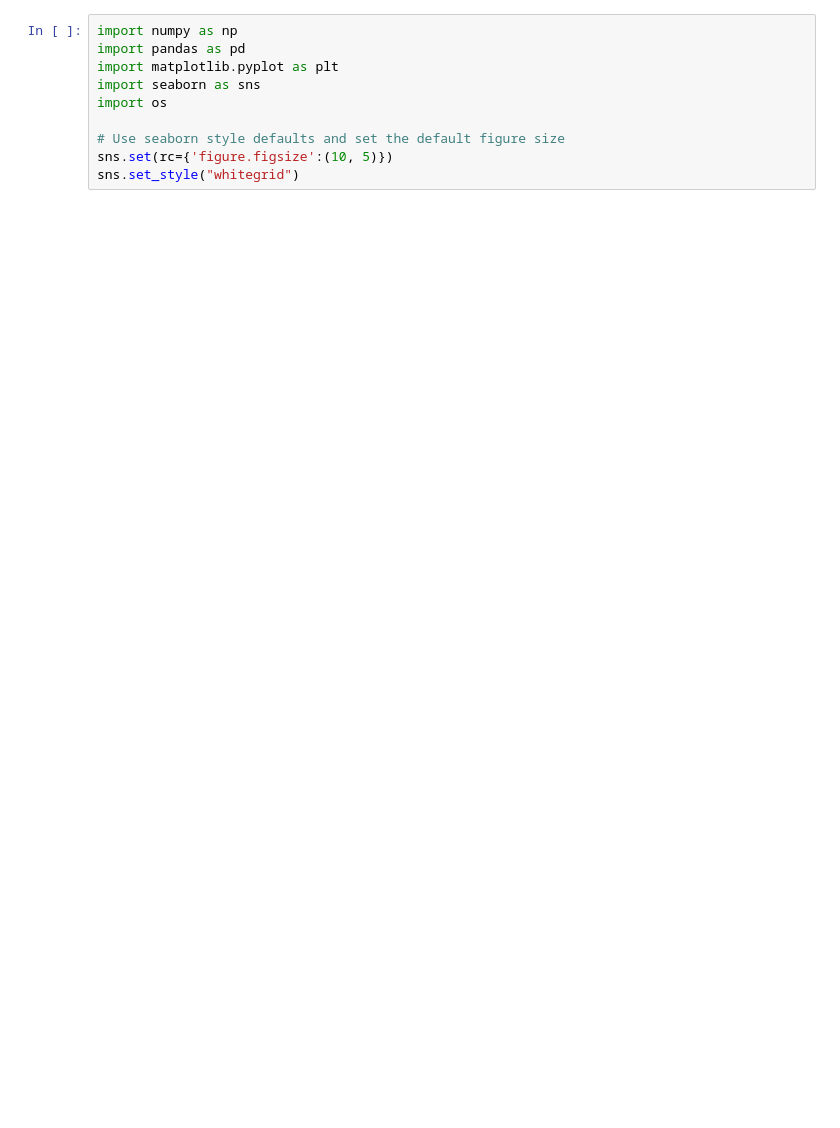
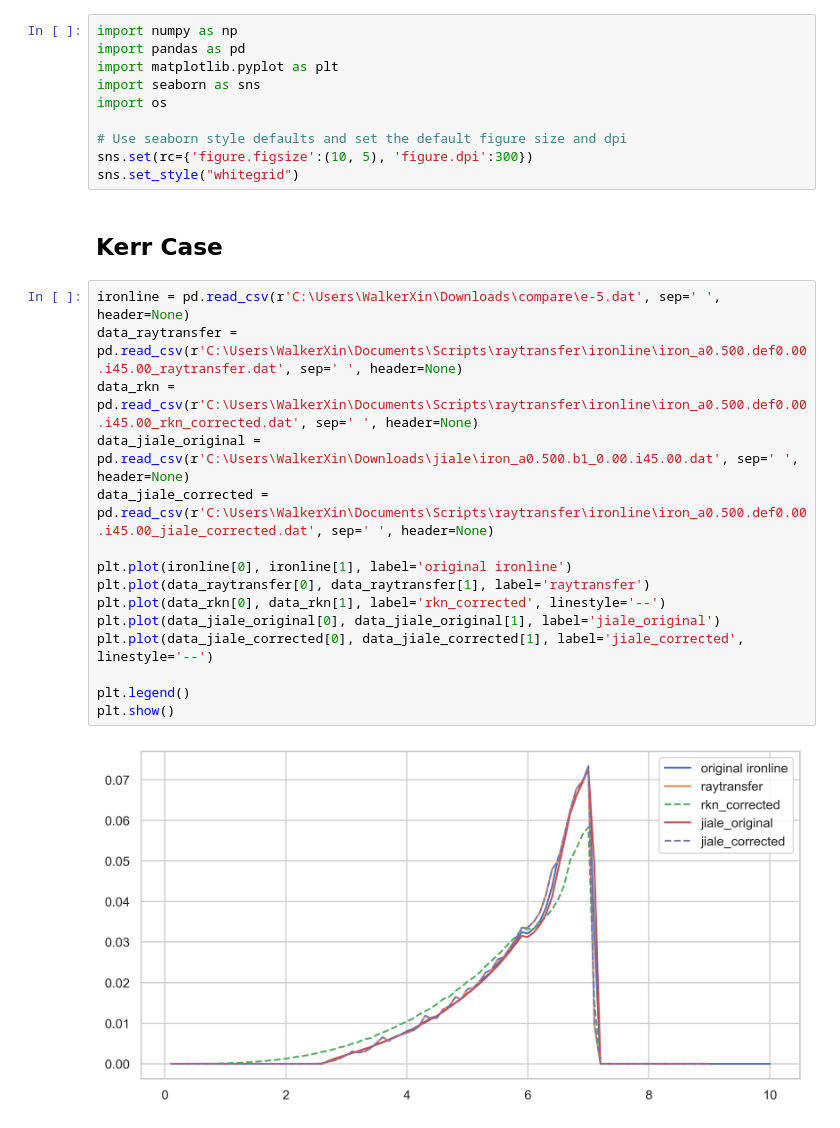
Before and after one commit to Walker-Xin/raytransfer, a Jupyter notebook: ironline/data.ipynb, the cells around one changed output. Drawn from its saved outputs; the diff is of its cells as text; blank space fills up the shorter version.

```diff
--- a/ironline/data.ipynb
+++ b/ironline/data.ipynb
@@ -5,6 +5,25 @@ import matplotlib.pyplot as plt
 import seaborn as sns
 import os
 
-# Use seaborn style defaults and set the default figure size
-sns.set(rc={'figure.figsize':(10, 5)})
+# Use seaborn style defaults and set the default figure size and dpi
+sns.set(rc={'figure.figsize':(10, 5), 'figure.dpi':300})
 sns.set_style("whitegrid")
+# %% [markdown]
+## Kerr Case
+# %%
+ironline = pd.read_csv(r'C:\Users\WalkerXin\Downloads\compare\e-5.dat', sep=' ', header=None)
+data_raytransfer = pd.read_csv(r'C:\Users\WalkerXin\Documents\Scripts\raytransfer\ironline\iron_a0.500.def0.00.i45.00_raytransfer.dat', sep=' ', header=None)
+data_rkn = pd.read_csv(r'C:\Users\WalkerXin\Documents\Scripts\raytransfer\ironline\iron_a0.500.def0.00.i45.00_rkn_corrected.dat', sep=' ', header=None)
+data_jiale_original = pd.read_csv(r'C:\Users\WalkerXin\Downloads\jiale\iron_a0.500.b1_0.00.i45.00.dat', sep=' ', header=None)
+data_jiale_corrected = pd.read_csv(r'C:\Users\WalkerXin\Documents\Scripts\raytransfer\ironline\iron_a0.500.def0.00.i45.00_jiale_corrected.dat', sep=' ', header=None)
+
+plt.plot(ironline[0], ironline[1], label='original ironline')
+plt.plot(data_raytransfer[0], data_raytransfer[1], label='raytransfer')
+plt.plot(data_rkn[0], data_rkn[1], label='rkn_corrected', linestyle='--')
+plt.plot(data_jiale_original[0], data_jiale_original[1], label='jiale_original')
+plt.plot(data_jiale_corrected[0], data_jiale_corrected[1], label='jiale_corrected', linestyle='--')
+
+plt.legend()
+plt.show()
+# %% [output]
+[figure, added]
```
Also changed, not shown: parts of 5 cells of this notebook, 8 other files.
